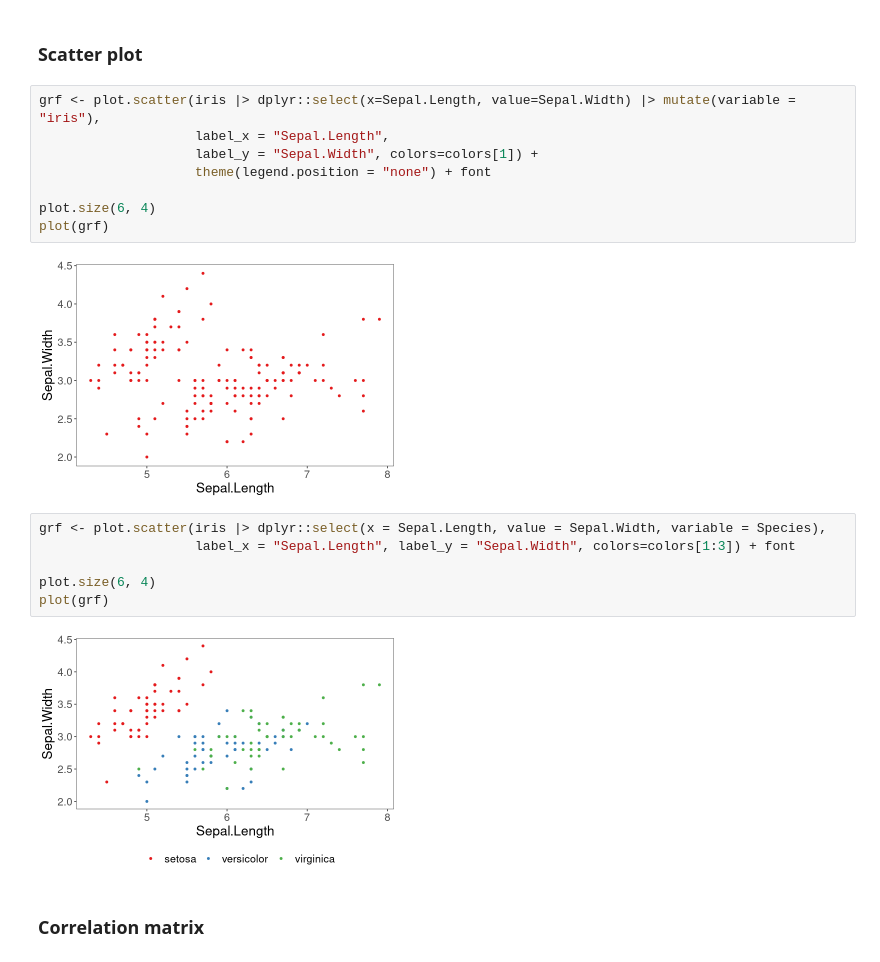
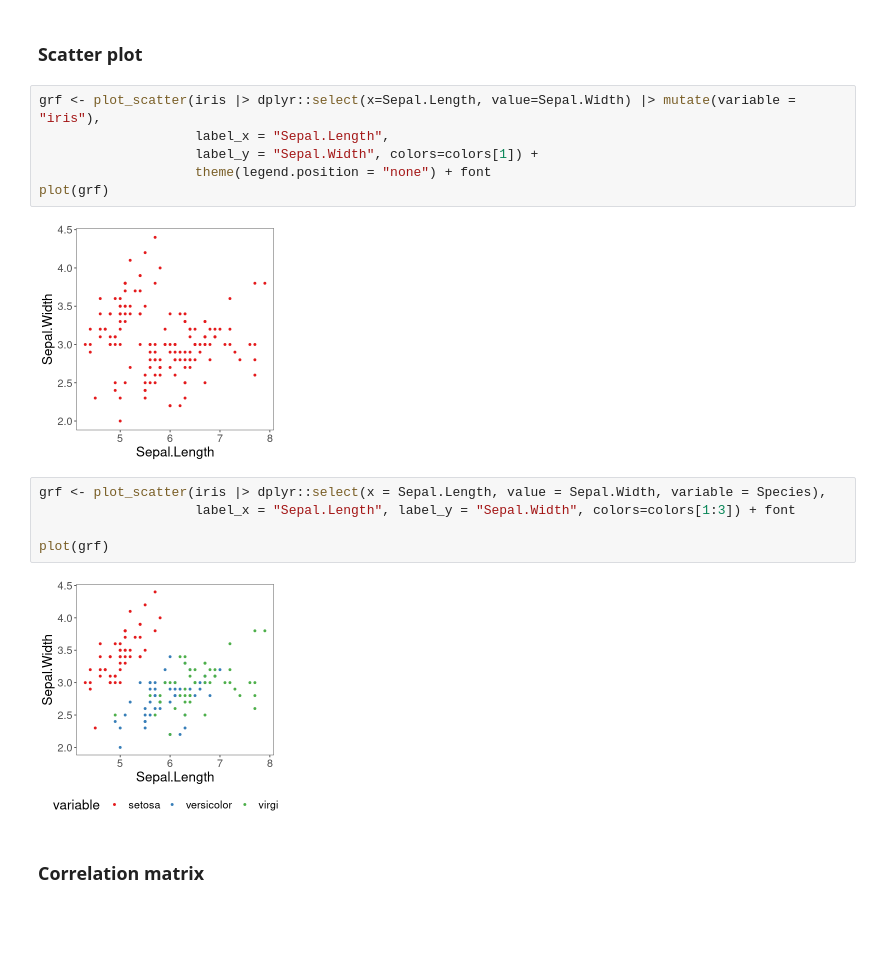
Before and after one commit to eogasawara/mylibrary, a Jupyter notebook: tutorial/tut_exploratory_analysis.ipynb, the cells around one changed output. Saved outputs shown, nothing was run; the diff lists cells and outputs as text; blank space fills up the shorter version.

```diff
--- a/tutorial/tut_exploratory_analysis.ipynb
+++ b/tutorial/tut_exploratory_analysis.ipynb
@@ -159,23 +161,20 @@ grid.arrange(grfA, grfB, grfC, grfD, ncol=2, nrow=2)
 # %% [markdown]
 ### Scatter plot
 # %%
-grf <- plot.scatter(iris |> dplyr::select(x=Sepal.Length, value=Sepal.Width) |> mutate(variable = "iris"),
+grf <- plot_scatter(iris |> dplyr::select(x=Sepal.Length, value=Sepal.Width) |> mutate(variable = "iris"),
                     label_x = "Sepal.Length",
                     label_y = "Sepal.Width", colors=colors[1]) +
                     theme(legend.position = "none") + font
-
-plot.size(6, 4)
 plot(grf)
 # %% [output]
-[figure, old version]
+[figure, new version]
 # %%
-grf <- plot.scatter(iris |> dplyr::select(x = Sepal.Length, value = Sepal.Width, variable = Species),
+grf <- plot_scatter(iris |> dplyr::select(x = Sepal.Length, value = Sepal.Width, variable = Species),
                     label_x = "Sepal.Length", label_y = "Sepal.Width", colors=colors[1:3]) + font
 
-plot.size(6, 4)
 plot(grf)
 # %% [output]
-[figure, old version]
+[figure, new version]
 # %% [markdown]
 ### Correlation matrix
 # %%
```
Also changed, not shown: parts of 18 cells of this notebook, 4 other files.
